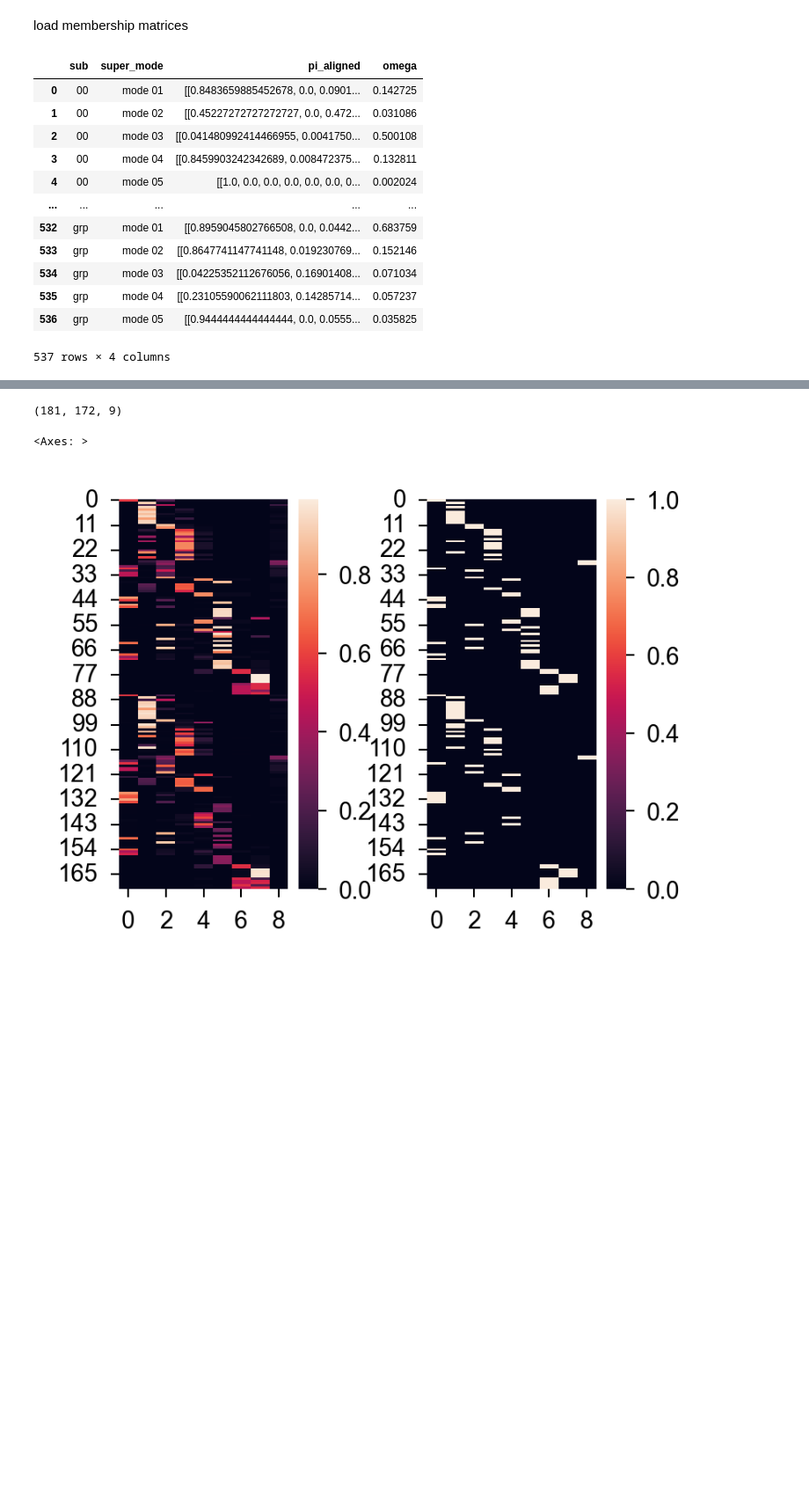
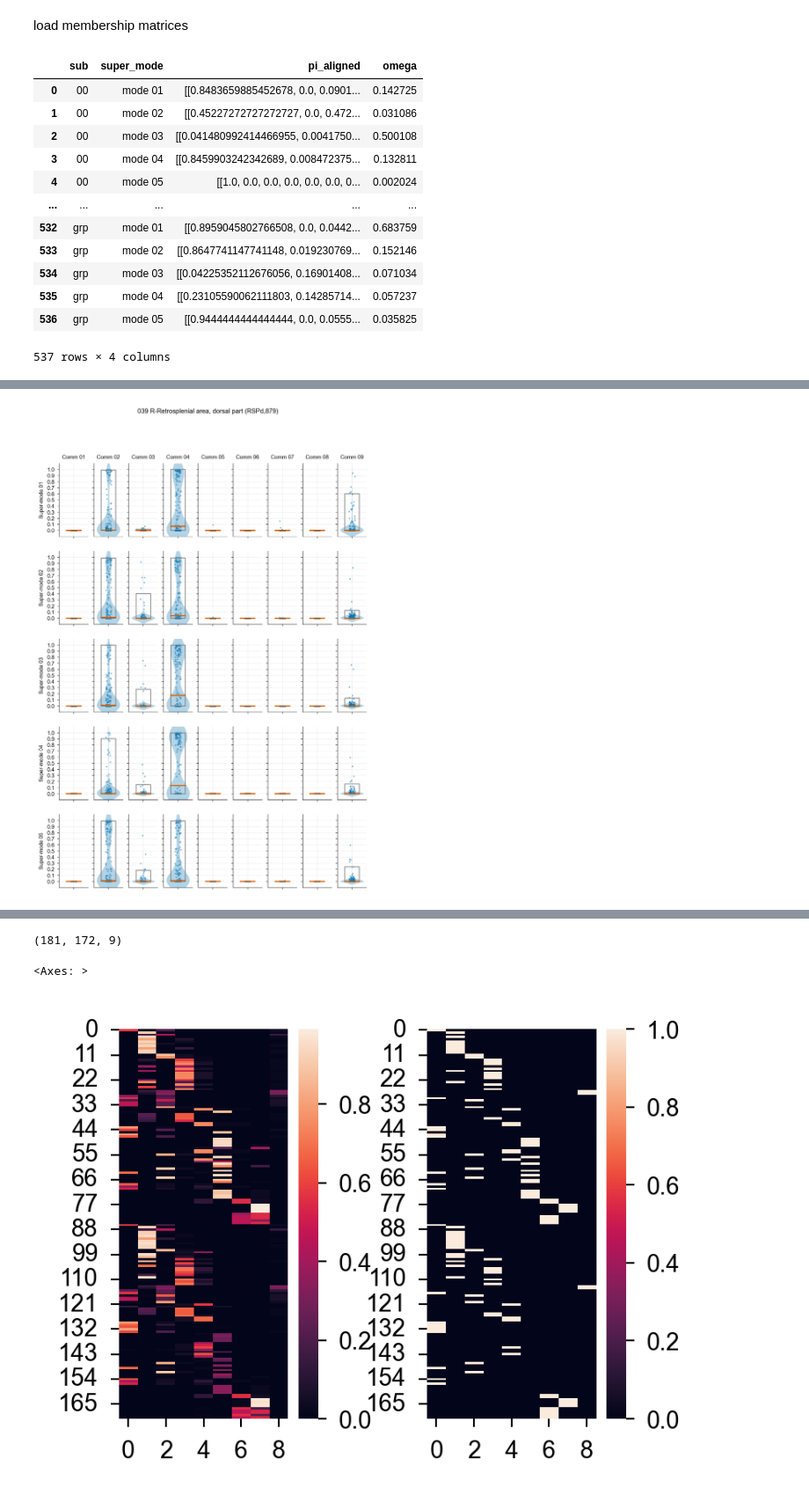
Before and after one commit to govinda-umd/network_estimation, a Jupyter notebook: nb/sep25/02-graph-individual-binary_unit-grp/02iba-desc-visualize-variability-align-modes.ipynb, the cells around one changed output, grey strips where cells are left out. Shown at 88% size. Saved outputs shown, nothing was run; the diff lists cells and outputs as text; code cells hidden in the pictures; blank space fills up the shorter version.

```diff
--- a/nb/sep25/02-graph-individual-binary_unit-grp/02iba-desc-visualize-variability-align-modes.ipynb
+++ b/nb/sep25/02-graph-individual-binary_unit-grp/02iba-desc-visualize-variability-align-modes.ipynb
@@ -311,7 +314,7 @@ wide_df
 | grp | [[0.8959045802766508, 0.0, 0.0442... | [[0.8647741147741148, 0.019230769... | [[0.04225352112676056, 0.16901408... | [[0.23105590062111803, 0.14285714... | [[0.9444444444444444, 0.0, 0.0555... |
 181 rows × 5 columns
 # %%
-pi_tensor = np.full((n_subs, n_modes, n_rois, n_comms), np.nan)
+pi_tensor = np.zeros((n_subs, n_modes, n_rois, n_comms))
 for m_idx, mode in enumerate(all_modes):
     col_matrices = wide_df[mode].to_list()
     pi_tensor[:, m_idx, :, :] = np.stack(col_matrices)
@@ -374,5 +327,0 @@ for r in range(nrows):
-# %%
-tot_diff = np.sum(diffs, axis=0)
-fig, ax = plt.subplots(1, 1, figsize=(1.2, 2))
-sns.heatmap(tot_diff, ax=ax, cmap='coolwarm', center=0, )
-_ = ax.set(yticklabels=[], xticklabels=[])
@@ -381,6 +328,79 @@ _ = ax.set(yticklabels=[], xticklabels=[])
-# %%
-folder = f'{ESTIM_path}/group/multiplicity/partition/{SBM}'
-os.makedirs(folder, exist_ok=True)
-
-with open(f'{folder}/level-{level}_desc-super-mode-skeletons.pkl', 'wb') as f:
-    pickle.dump(skeleton_pis, f)
+# %%
+roi = 39
+roi_name = roi_table.at[roi - 1, 'name']
+# roi_name = format_roi_name(roi_name)
+
+nrows, ncols = n_modes, n_comms
+fig, axs = plt.subplots(nrows, ncols, figsize=(ncols * 0.8, nrows * 2))
+yticks_val = np.arange(0.0, 1.1, 0.1)
+
+for m_idx in range(n_modes):
+    for c_idx in range(n_comms):
+        ax = axs[m_idx, c_idx]
+
+        cell_data = pi_tensor[:, m_idx, roi - 1, c_idx]
+
+        sns.violinplot(
+            cell_data,
+            ax=ax,
+            split=False,
+            inner=None,
+            density_norm='count',
+            color=CUD_COLORS[0],
+            linecolor='grey',
+            linewidth=0,
+            saturation=1.0,
+            alpha=0.3,
+        )
+
+        # sns.boxplot(
+        #     cell_data,
+        #     ax=ax,
+        #     color='grey',
+        #     fill=False,
+        #     width=0.5,
+        #     linewidth=1,
+        #     fliersize=0,
+        #     capprops=dict(linewidth=0),
+        #     whis=(2.5, 97.5),  # Whiskers cover 95% of the data
+        #     medianprops=dict(color=CUD_COLORS[1], linewidth=1.5)  # Make median distinct
+        # )
+        q_low, q_med, q_high = np.percentile(cell_data, [2.5, 50, 97.5])
+        rect = mpatches.Rectangle(
+            (-0.25, q_low),   # (x, y) of bottom-left corner
+            0.5,              # width
+            q_high - q_low,   # height
+            edgecolor='grey',
+            facecolor='none', # Empty fill
+            linewidth=1,
+            zorder=2
+        )
+        ax.add_patch(rect)
+        ax.plot([-0.25, 0.25], [q_med, q_med], color=CUD_COLORS[1], linewidth=1.5, zorder=3)
+
+        sns.stripplot(
+            data=cell_data,
+            ax=ax,
+            color=CUD_COLORS[0],
+            size=2,
+            alpha=0.5,
+            legend=False,
+            zorder=1,
+        )
+
+        sns.despine(ax=ax)
+        ax.grid(alpha=0.15)
+        ax.set(ylim=[0-0.1, 1+0.1])
+        ax.set_yticks(yticks_val)
+        if c_idx == 0:
+            ax.set_yticklabels([f'{y:.1f}' for y in yticks_val])
+            ax.set(ylabel=f'Super-mode {m_idx+1:02d}')
+        else:
+            ax.set(yticklabels=[], ylabel='',)
+
+        if m_idx == 0:
+            ax.set(title=f'Comm {c_idx+1:02d}')
+
+        fig.suptitle(f'{roi:03d} {roi_name}')
+# %% [output]
+[figure, added]
```
Also changed, not shown: parts of 19 cells of this notebook, 28 other files.
